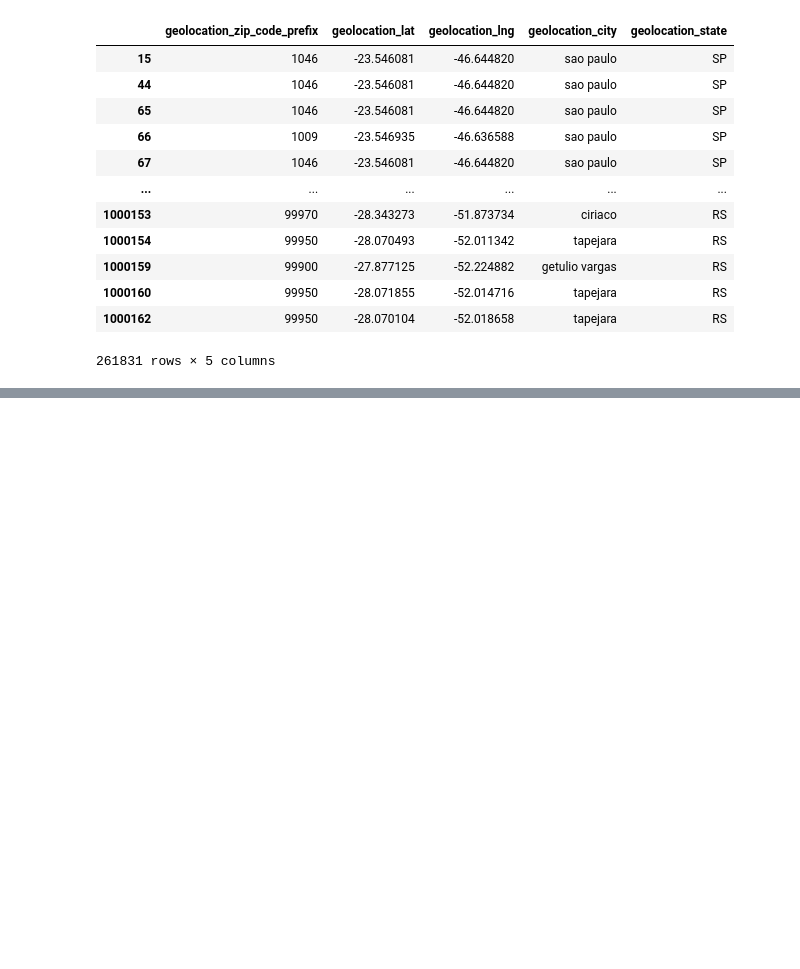
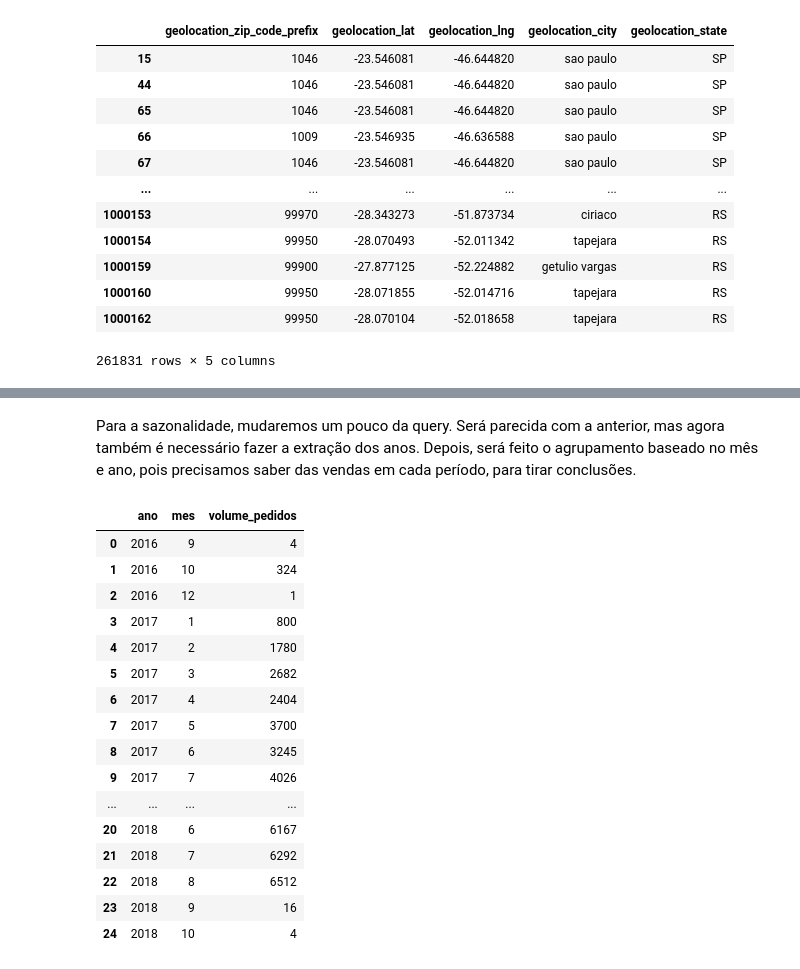
Before and after one commit to diunkz/TriggoAI-DataEngineering-DataOps-Challenge, a Jupyter notebook: triggoai_challenge.ipynb, the cells around one changed output, grey strips where cells are left out. Drawn from its saved outputs; the diff is of its cells as text; code cells hidden in the pictures; blank space fills up the shorter version.

```diff
--- a/triggoai_challenge.ipynb
+++ b/triggoai_challenge.ipynb
@@ -594,0 +600,2 @@ product_category_name_translation.head(5)
+# %% [markdown]
+Para a sazonalidade, mudaremos um pouco da query. Será parecida com a anterior, mas agora também é necessário fazer a extração dos anos. Depois, será feito o agrupamento baseado no mês e ano, pois precisamos saber das vendas em cada período, para tirar conclusões.
@@ -594,0 +612,22 @@ product_category_name_translation.head(5)
+# %%
+df = con.execute(query).df()
+
+df
+# %% [output]
+|  | ano | mes | volume_pedidos |
+| 0 | 2016 | 9 | 4 |
+| 1 | 2016 | 10 | 324 |
+| 2 | 2016 | 12 | 1 |
+| 3 | 2017 | 1 | 800 |
+| 4 | 2017 | 2 | 1780 |
+| 5 | 2017 | 3 | 2682 |
+| 6 | 2017 | 4 | 2404 |
+| 7 | 2017 | 5 | 3700 |
+| 8 | 2017 | 6 | 3245 |
+| 9 | 2017 | 7 | 4026 |
+| ... | ... | ... | ... |
+| 20 | 2018 | 6 | 6167 |
+| 21 | 2018 | 7 | 6292 |
+| 22 | 2018 | 8 | 6512 |
+| 23 | 2018 | 9 | 16 |
+| 24 | 2018 | 10 | 4 |
```
Also changed, not shown: parts of 42 cells of this notebook.
